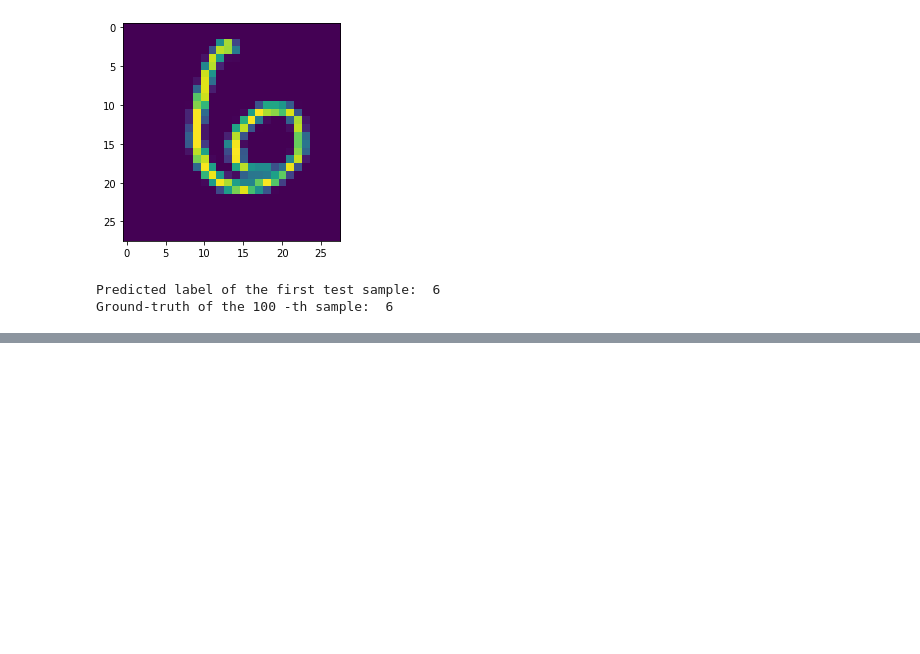
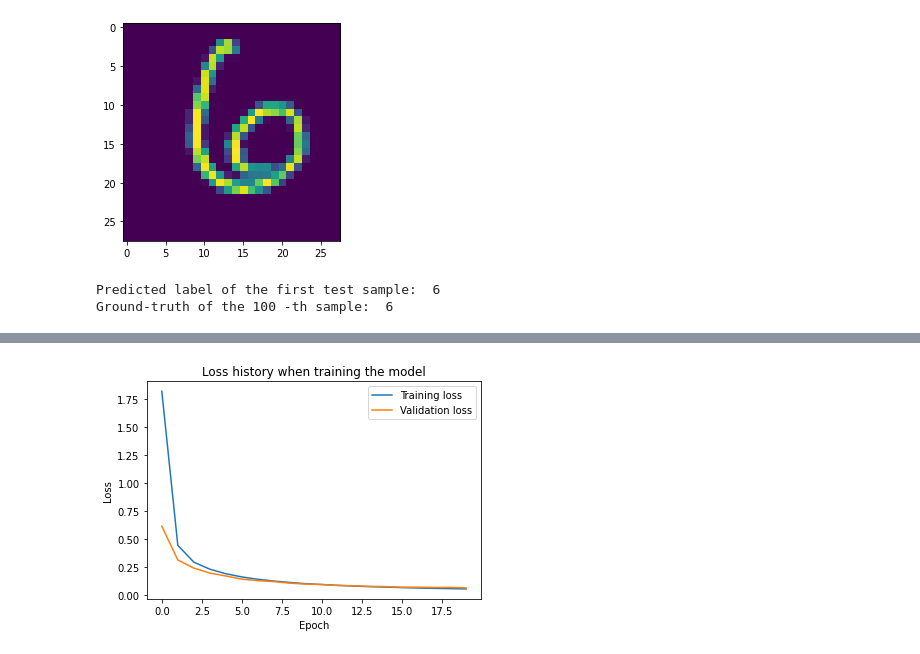
Before and after one commit to pbduy/MachineLearning, a Jupyter notebook: CNN_Convolution_Neural_Network.ipynb, the cells around one changed output, grey strips where cells are left out. Drawn from its saved outputs; the diff is of its cells as text; code cells hidden in the pictures; blank space fills up the shorter version.

```diff
--- a/CNN_Convolution_Neural_Network.ipynb
+++ b/CNN_Convolution_Neural_Network.ipynb
@@ -128,0 +176,5 @@ Ground-truth of the 100 -th sample:  6
+# %%
+leNet_sigmoid = LeNet_sigmoid()
+leNet_sigmoid.build((28, 28, 1))
+leNet_sigmoid.summary()
+hist_sigmoid = leNet_sigmoid.train(x_train_norm, y_train_oh)
@@ -128,0 +199,10 @@ Ground-truth of the 100 -th sample:  6
+# %%
+plt.plot(hist_sigmoid.history['loss'])
+plt.plot(hist_sigmoid.history['val_loss'])
+plt.title('Loss history when training the model')
+plt.xlabel('Epoch')
+plt.ylabel('Loss')
+plt.legend(['Training loss', 'Validation loss']) #Table
+plt.show()
+# %% [output]
+[figure, added]
```
Also changed, not shown: parts of 22 cells of this notebook.
